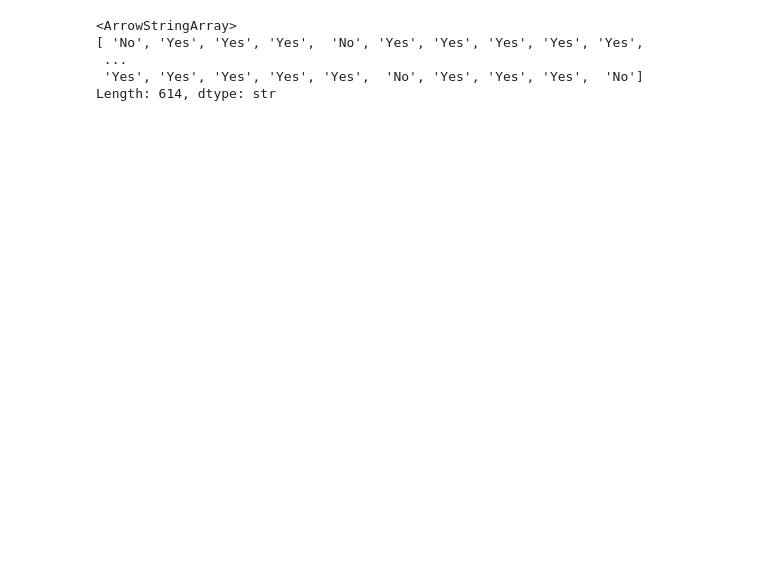
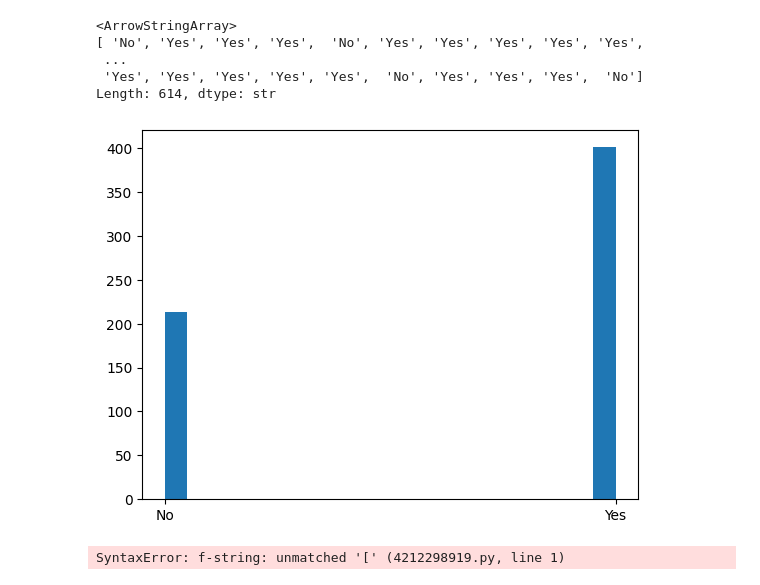
Before and after one commit to dilancodecircle-star/ML-projects-, a Jupyter notebook: Loan_approve_system.ipynb, the cells around one changed output. Saved outputs shown, nothing was run; the diff lists cells and outputs as text; code cells hidden in the pictures; blank space fills up the shorter version.

```diff
--- a/Loan_approve_system.ipynb
+++ b/Loan_approve_system.ipynb
@@ -183,3 +215,12 @@ y
  ...
  'Yes', 'Yes', 'Yes', 'Yes', 'Yes',  'No', 'Yes', 'Yes', 'Yes',  'No']
 Length: 614, dtype: str
+# %%
+plt.hist(y , bins =20)
+plt.show()
+# %% [output]
+[figure, added]
+# %%
+print(f"percentage of missing gender is {(df['Gender'].isnull().sum() / df.shape[0])* 100}")
+# %% [output]
+SyntaxError: f-string: unmatched '[' (4212298919.py, line 1)
```
Also changed, not shown: parts of 5 cells of this notebook.
